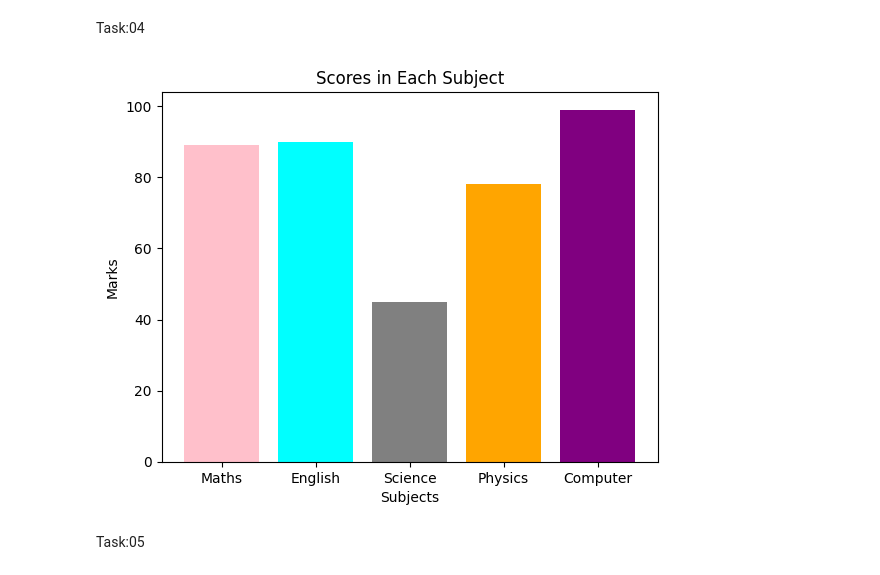
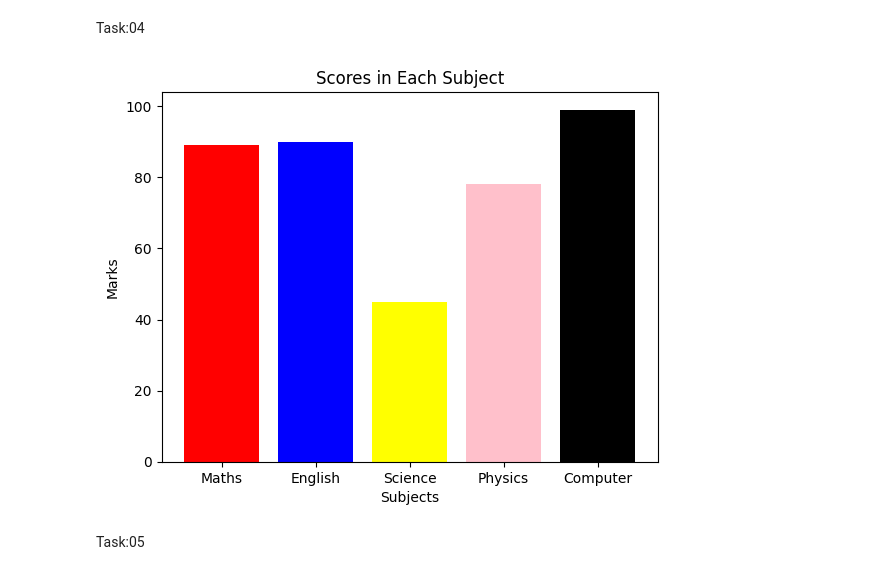
Before and after one commit to maliiha/cse427, a Jupyter notebook: cse427_lab01.ipynb, the cells around one changed output. Drawn from its saved outputs; the diff is of its cells as text; code cells hidden in the pictures.

```diff
--- a/cse427_lab01.ipynb
+++ b/cse427_lab01.ipynb
@@ -215,14 +217,14 @@ Task:04
 # %%
 subjects = ['Maths', 'English', 'Science', 'Physics', 'Computer']
 marks = [89, 90, 45, 78, 99]
 
-plt.bar(subjects, marks, color=['pink', 'cyan', 'gray', 'orange', 'purple'])
+plt.bar(subjects, marks, color=['red', 'blue', 'yellow', 'pink', 'black'])
 plt.xlabel('Subjects')
 plt.ylabel('Marks')
 plt.title('Scores in Each Subject')
 plt.show()
 # %% [output]
-[figure, old version]
+[figure, new version]
 # %% [markdown]
 Task:05
 # %%
```
Also changed, not shown: parts of 9 cells of this notebook.
